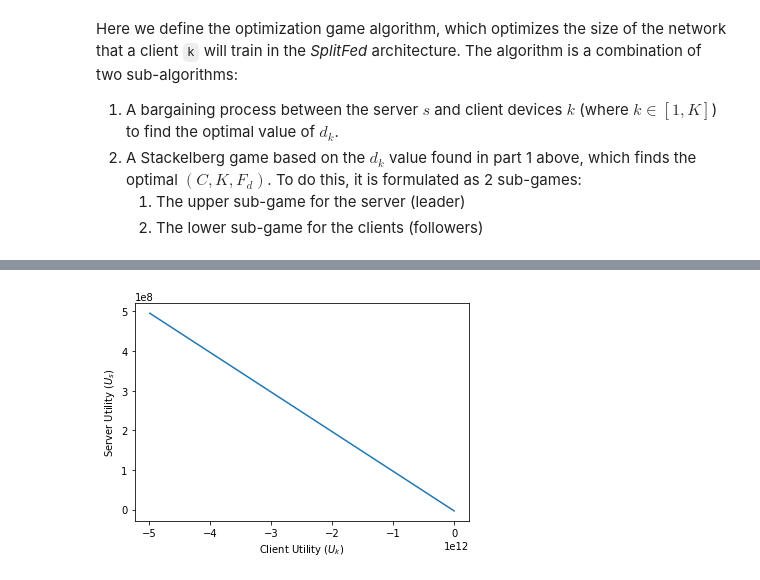
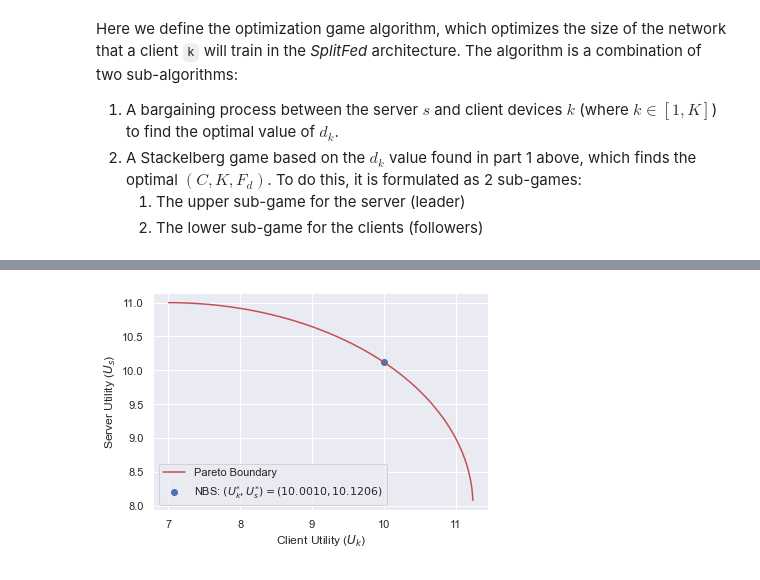
Before and after one commit to zanderman/split-fed-optim, a Jupyter notebook: splitfed.ipynb, the cells around one changed output, grey strips where cells are left out. Saved outputs shown, nothing was run; the diff lists cells and outputs as text; code cells hidden in the pictures.

Commit message:
First draft of NBS algo - Utilities are vectors of discrete function values - Example solves problem in course homework

```diff
--- a/splitfed.ipynb
+++ b/splitfed.ipynb
@@ -750,7 +750,7 @@ Here we define the optimization game algorithm, which optimizes the size of the
     1. The upper sub-game for the server (leader)
     2. The lower sub-game for the clients (followers)
 # %%
-# Nash bargaining game.
+# Nash bargaining solution (NBS).
 # Between the server and 1 client.
 def game_nbs(
     d: list[float], # Range of network portions that client device `k` will train.
@@ -765,37 +765,68 @@ def game_nbs(
     B: float, # Total budget.
     gamma: float, # Energy discount factor.
     rho: float, # Participating devices reward discount factor.
+    disagree: tuple[float, float] = [0., 0.],
     ):
 
     # Convert to numpy arrays for vectorization.
     d = np.array(d)
 
-    # Compute client utility for all `d` values.
-    U_k = utility_client(
-        d=d,
-        W=W,
-        D_k=D_k,
-        F_dk=F_dk,
-        K=K,
-        C_k=C_k,
-        lam=lam,
-    )
+    # # Compute client utility for all `d` values.
+    # U_k = utility_client(
+    #     d=d,
+    #     W=W,
+    #     D_k=D_k,
+    #     F_dk=F_dk,
+    #     K=K,
+    #     C_k=C_k,
+    #     lam=lam,
+    # )
 
-    # Compute the server utility for the current client.
-    U_s = utility_server(
-        d=d,
-        W=W,
-        D_k=D_k,
-        beta=beta,
-        F_dk=F_dk,
-        F_s=F_s,
-        K=K,
-        B=B,
-        gamma=gamma,
-        rho=rho,
-    )
+    # # Compute the server utility for the current client.
+    # U_s = utility_server(
+    #     d=d,
+    #     W=W,
+    #     D_k=D_k,
+    #     beta=beta,
+    #     F_dk=F_dk,
+    #     F_s=F_s,
+    #     K=K,
+    #     B=B,
+    #     gamma=gamma,
+    #     rho=rho,
+    # )
 
-    return U_k, U_s
+    ####### TESTING CODE
+    U_k = d
+    U_s = 8 + np.sqrt((18. - (U_k - 7)**2.)/2.) # Rearrange in terms of x2 = ...
+    idx_orig = np.arange(len(U_k)) # Maintain original indexing.
+
+    # Remove NaN terms.
+    idx = ~np.isnan(U_s)
+    idx_orig = idx_orig[idx]
+    U_k = U_k[idx]
+    U_s = U_s[idx]
+
+    # Remove terms which are less than the disagreement point.
+    idx = U_k >= disagree[0]
+    idx_orig = idx_orig[idx]
+    U_k = U_k[idx]
+    U_s = U_s[idx]
+    idx = U_s >= disagree[1]
+    idx_orig = idx_orig[idx]
+    U_k = U_k[idx]
+    U_s = U_s[idx]
+
+    # Compute Nash product.
+    nash_prod = (U_k - disagree[0]) * (U_s - disagree[1])
+
+    # Find utilities which maximize the Nash product.
+    idx_max = np.argmax(nash_prod)
+    U_k_star = U_k[idx_max]
+    U_s_star = U_s[idx_max]
+
+    # return U_k, U_s
+    return U_k, U_s, U_k_star, U_s_star
 
 # Stackelberg game.
 # Server is leader, clients are followers.
@@ -816,10 +847,11 @@ def game_optimize():
 
 
 
-U_k, U_s = game_nbs(
-    d=np.arange(0.0, 500), # list[float], # Range of network portions that client device `k` will train.
-    W=1000.0, # float, # Total size of neural network to be trained.
-    D_k=1000.0, # float, # Data size for client `k`.
+U_k, U_s, U_k_star, U_s_star = game_nbs(
+    # d=np.arange(0.0, 5), # list[float], # Range of network portions that client device `k` will train.
+    d=np.linspace(0, 100, 10000), # list[float], # Range of network portions that client device `k` will train.
+    W=10.0, # float, # Total size of neural network to be trained.
+    D_k=1.0, # float, # Data size for client `k`.
     F_dk=100.0, # float, # The computing resource of device `k`.
     K=1.0, # float, # Total number of clients in selected subset.
     C_k=100.0, # float, # Payoff of the server to the client device `k`.
@@ -829,9 +861,15 @@ U_k, U_s = game_nbs(
     B=1.0, # float, # Total budget.
     gamma=0.5, # float, # Energy discount factor.
     rho=0.5, # float, # Participating devices reward discount factor.
+    # disagree=[-1000,1000]
+    disagree=[7,8]
 )
+print(U_k.shape, U_s.shape)
 
-plt.plot(U_k, U_s)
+plt.figure()
+plt.plot(U_k, U_s, 'r-', label='Pareto Boundary')
+plt.scatter(U_k_star, U_s_star, label=f'NBS: $(U_k^{{*}},U_s^{{*}}) = ({U_k_star:.4f},{U_s_star:.4f})$')
+plt.legend()
 plt.xlabel('Client Utility ($U_{k}$)')
 plt.ylabel('Server Utility ($U_{s}$)')
 # plt.xlim(left=0)
@@ -840 +879 @@ Text(0, 0.5, 'Server Utility ($U_{s}$)')
-[figure, old version]
+[figure, new version]
```
Also changed, not shown: parts of 2 cells of this notebook.
